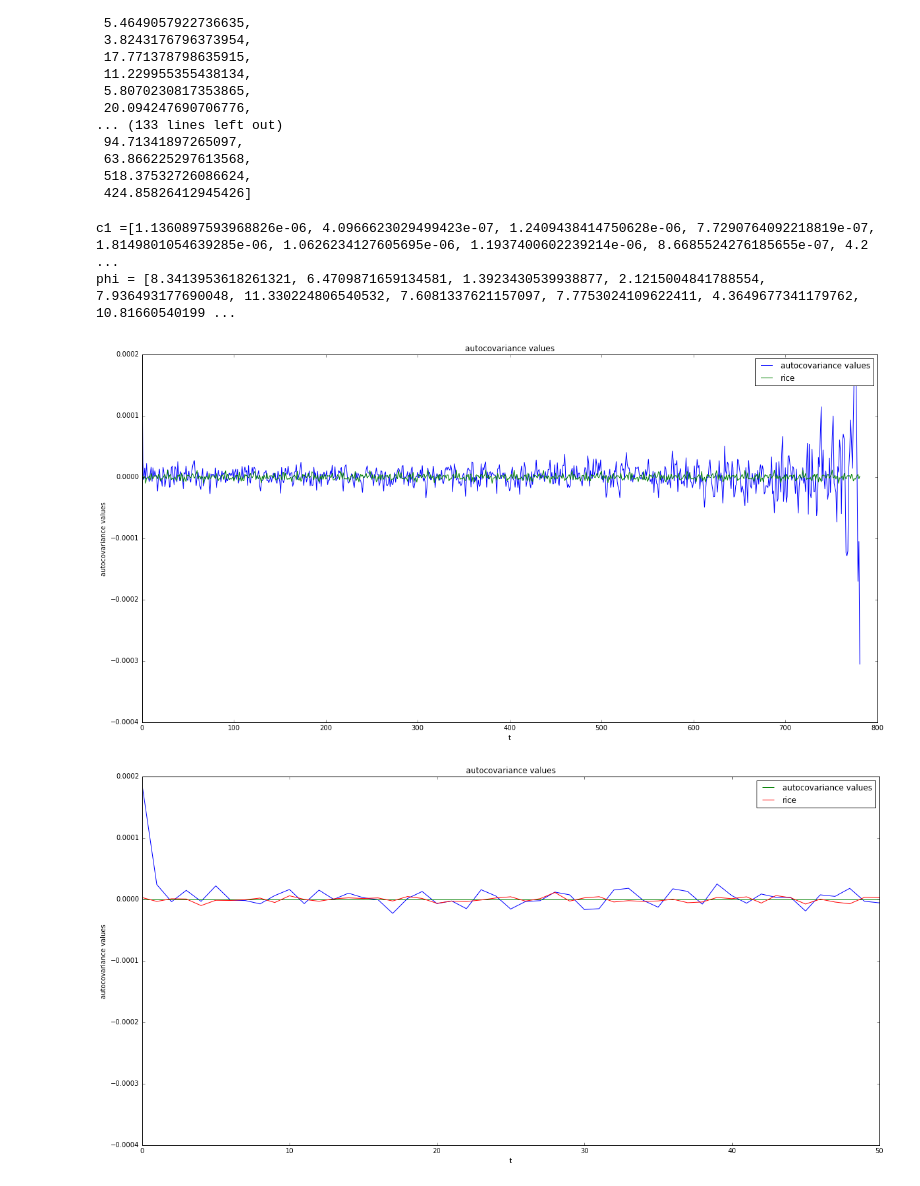
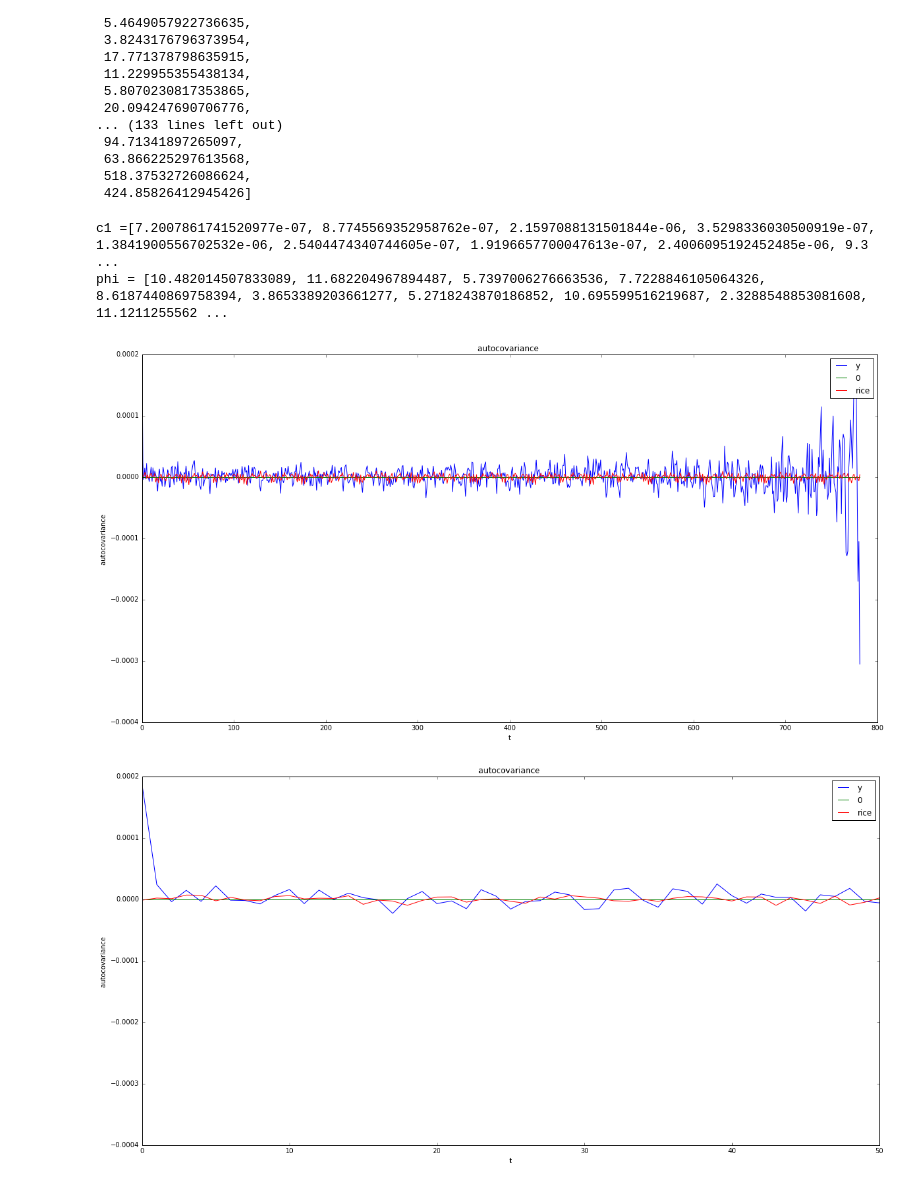
Before and after one commit to vipmax/PM, a Jupyter notebook: Task 3.ipynb, the cells around one changed output. Cells and saved outputs as stored; diff of their text form; code cells hidden in the pictures.

```diff
--- a/Task 3.ipynb
+++ b/Task 3.ipynb
@@ -306,44 +309,45 @@ taumax = 2
 c1 = [np.random.rayleigh(math.sqrt(spectrum(w * deltaw,lamBarretMod,values,taumax))*deltaw/1000, 1)[0] for w in np.arange(1, maxw/deltaw)]
 phi = [np.random.rayleigh(2*math.pi, 1)[0] for w in np.arange(1, maxw/deltaw)]
 
 print("c1 ="+str(c1))
 print("phi = "+str(phi))
 
 
 def rice(t):
     return sum([c1[w]*math.cos(w*deltaw*t+phi[w]) for w in range(1, math.floor(maxw/deltaw))])
 
 
 x = [i for i in range(0, len(values) - 1)]
 y = autocov(values)
 
 plt.figure(figsize=(20, 10))
-plt.title('autocovariance values')
+plt.title('autocovariance ')
 plt.xlabel('t')
-plt.ylabel('autocovariance values')
-plt.plot(x, y, label="autocovariance values")
+plt.ylabel('autocovariance ')
+plt.plot(x, y, label="y")
+plt.plot(x, [0 for i in range(0, len(values) - 1)], label="0")
 plt.plot(x, [rice(i) for i in range(0, len(values) - 1)], label="rice")
 plt.legend()
 plt.show()
 
 
 
 plt.figure(figsize=(20, 10))
-plt.title('autocovariance values')
+plt.title('autocovariance ')
 plt.xlabel('t')
-plt.ylabel('autocovariance values')
-plt.plot(x, y, label="")
-plt.plot(x, [0 for i in range(0, len(values) - 1)], label="autocovariance values")
+plt.ylabel('autocovariance ')
+plt.plot(x, y, label="y")
+plt.plot(x, [0 for i in range(0, len(values) - 1)], label="0")
 plt.plot(x, [rice(i) for i in range(0, len(values) - 1)], label="rice")
 plt.xlim(0,50)
 # plt.ylim(0.0001,-0.0001)
 plt.legend()
 plt.show()
 # %% [output]
-c1 =[1.1360897593968826e-06, 4.0966623029499423e-07, 1.2409438414750628e-06, 7.7290764092218819e-07, 1.8149801054639285e-06, 1.0626234127605695e-06, 1.1937400602239214e-06, 8.6685524276185655e-07, 4.2 ...
-phi = [8.3413953618261321, 6.4709871659134581, 1.3923430539938877, 2.1215004841788554, 7.936493177690048, 11.330224806540532, 7.6081337621157097, 7.7753024109622411, 4.3649677341179762, 10.81660540199 ...
+c1 =[7.2007861741520977e-07, 8.7745569352958762e-07, 2.1597088131501844e-06, 3.5298336030500919e-07, 1.3841900556702532e-06, 2.5404474340744605e-07, 1.9196657700047613e-07, 2.4006095192452485e-06, 9.3 ...
+phi = [10.482014507833089, 11.682204967894487, 5.7397006276663536, 7.7228846105064326, 8.6187440869758394, 3.8653389203661277, 5.2718243870186852, 10.695599516219687, 2.3288548853081608, 11.1211255562 ...
-[figure, old version]
+[figure, new version]
-[figure, old version]
+[figure, new version]
 # %%
 maxw = math.pi
 deltaw = 0.1
```
Also changed, not shown: parts of 6 cells of this notebook.
